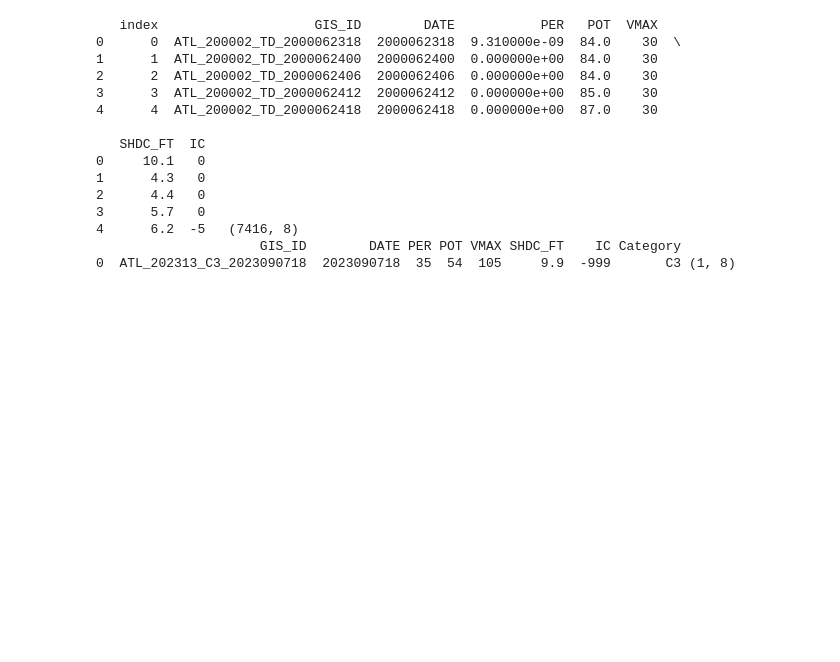
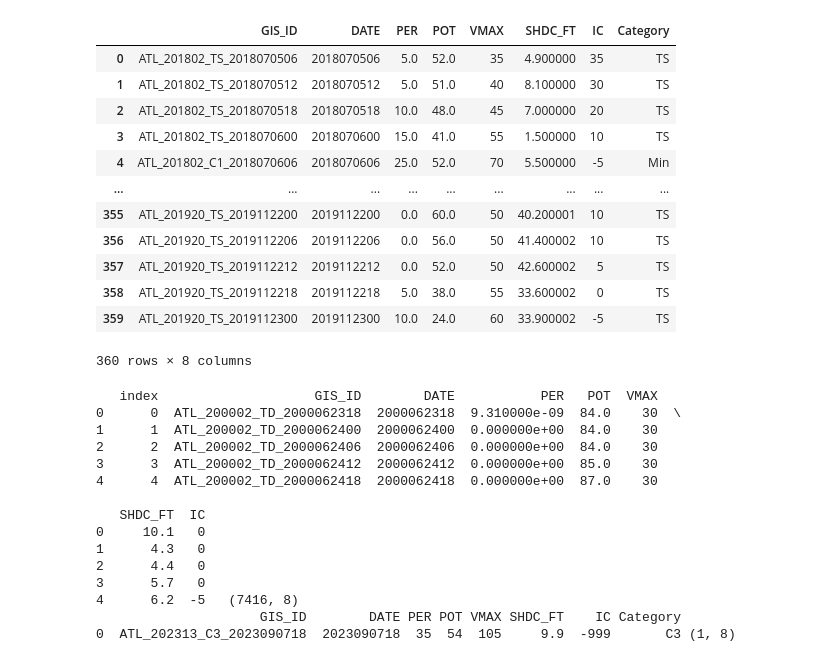
Before and after one commit to sjiangyou/Real_Time_HAI, a Jupyter notebook: HPCNN/CODE/TC_Prediction.ipynb, the cells around one changed output. Drawn from its saved outputs; the diff is of its cells as text; code cells hidden in the pictures; blank space fills up the shorter version.

```diff
--- a/HPCNN/CODE/TC_Prediction.ipynb
+++ b/HPCNN/CODE/TC_Prediction.ipynb
@@ -33,8 +34,22 @@ train
 7416 rows × 8 columns
 # %%
-# test = pd.read_csv("IC_Data/P18_2018_test.csv")
-# test = test[["GIS_ID", "DATE", "SHIPS_PER", "SHIPS_POT", "VMAX", "SHDC", "IC", "Category"]]
+test = pd.read_csv("IC_Data/P24_2018_test.csv")
+test = test[["GIS_ID", "DATE", "SHIPS_PER", "SHIPS_POT", "VMAX", "SHDC", "IC", "Category"]]
 # test = test.drop(["VMAX_FT"], axis = 1)
-# test.columns = ["GIS_ID", "DATE", "PER", "POT", "VMAX", "SHDC_FT", "IC", "Category"]
-# test
+test.columns = ["GIS_ID", "DATE", "PER", "POT", "VMAX", "SHDC_FT", "IC", "Category"]
+test
+# %% [output]
+|  | GIS_ID | DATE | PER | POT | VMAX | SHDC_FT | IC | Category |
+| 0 | ATL_201802_TS_2018070506 | 2018070506 | 5.0 | 52.0 | 35 | 4.900000 | 35 | TS |
+| 1 | ATL_201802_TS_2018070512 | 2018070512 | 5.0 | 51.0 | 40 | 8.100000 | 30 | TS |
+| 2 | ATL_201802_TS_2018070518 | 2018070518 | 10.0 | 48.0 | 45 | 7.000000 | 20 | TS |
+| 3 | ATL_201802_TS_2018070600 | 2018070600 | 15.0 | 41.0 | 55 | 1.500000 | 10 | TS |
+| 4 | ATL_201802_C1_2018070606 | 2018070606 | 25.0 | 52.0 | 70 | 5.500000 | -5 | Min |
+| ... | ... | ... | ... | ... | ... | ... | ... | ... |
+| 355 | ATL_201920_TS_2019112200 | 2019112200 | 0.0 | 60.0 | 50 | 40.200001 | 10 | TS |
+| 356 | ATL_201920_TS_2019112206 | 2019112206 | 0.0 | 56.0 | 50 | 41.400002 | 10 | TS |
+| 357 | ATL_201920_TS_2019112212 | 2019112212 | 0.0 | 52.0 | 50 | 42.600002 | 5 | TS |
+| 358 | ATL_201920_TS_2019112218 | 2019112218 | 5.0 | 38.0 | 55 | 33.600002 | 0 | TS |
+| 359 | ATL_201920_TS_2019112300 | 2019112300 | 10.0 | 24.0 | 60 | 33.900002 | -5 | TS |
+360 rows × 8 columns
 # %%
```
Also changed, not shown: parts of 6 cells of this notebook, 7 other files.
